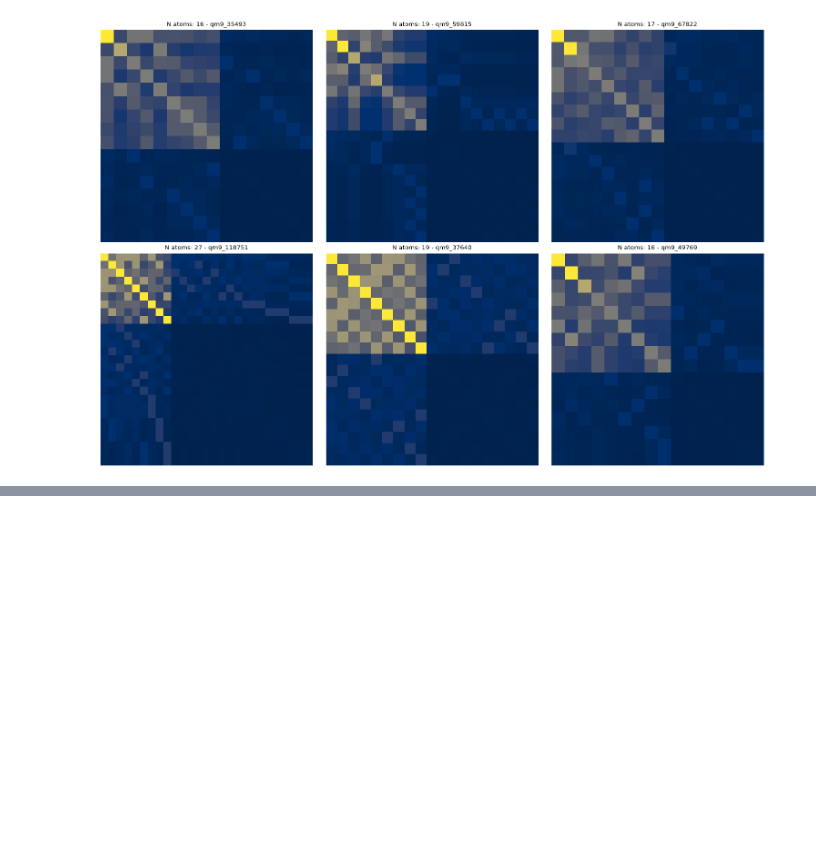
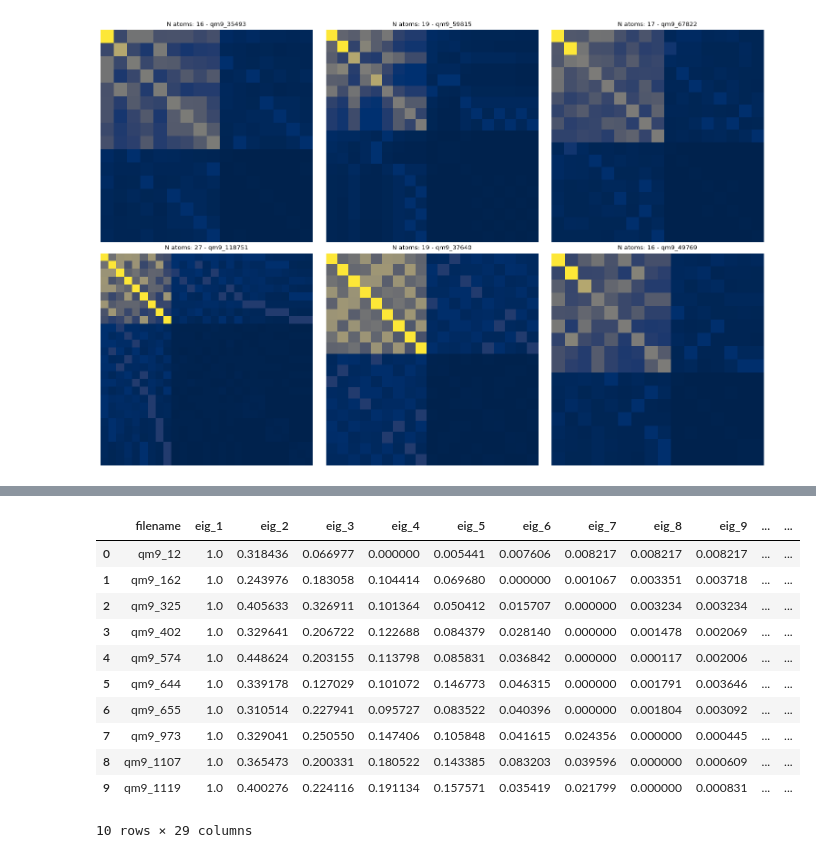
Before and after one commit to petkokp/QM9, a Jupyter notebook: QM9.ipynb, the cells around one changed output, grey strips where cells are left out. Cells and saved outputs as stored; diff of their text form; code cells hidden in the pictures; blank space fills up the shorter version.

Commit message:
calculation and padding of eigenvalues

```diff
--- a/QM9.ipynb
+++ b/QM9.ipynb
@@ -233,0 +236,16 @@ display_random_images(data_path)
+# %%
+resolution = df_sorted["n_atoms"].max()
+print("MAX ATOM NUMBER: ",resolution)
+eig_list = []
+data = {}
+file_list = df_sorted["filename"].to_list()
+for file_path in tqdm(file_list):
+
+    atomic_numbers, coordinates = read_xyz(data_path.joinpath(file_path + ".xyz"))
+    c_mat = calculate_coulomb_matrix(atomic_numbers=atomic_numbers, coordinates=coordinates)
+    c_mat = sort_by_row_norm(c_mat)
+    eig = compute_eigenvalues(matrix=c_mat)
+    eig = eig.reshape(-1, 1)
+    eig = padd_eig(matrix=eig, resolution=resolution)
+    eig = normalize_min_max(matrix=eig)
+    data[file_path] = eig
@@ -233,0 +254,11 @@ display_random_images(data_path)
+# %%
+data_list = []
+for filename, eig_vector in data.items():
+    row = {'filename': filename}
+    for i, value in enumerate(eig_vector):
+        row[f'eig_{i+1}'] = value[0]
+    data_list.append(row)
+
+df_eigenvalue = pd.DataFrame(data_list)
+
+df_eigenvalue.head()
@@ -233,0 +273,19 @@ display_random_images(data_path)
+# %%
+target = "Cv" # can be one of ["A","B","C","mu","alpha","homo","lumo","gap","R2","zpve","U0","U","H","G","Cv"]
+
+df_merged = pd.merge(df_eigenvalue, df_sorted[['filename', target]], on='filename', how='left')
+
+df_merged.head(10)
+# %% [output]
+|  | filename | eig_1 | eig_2 | eig_3 | eig_4 | eig_5 | eig_6 | eig_7 | eig_8 | eig_9 | ... | ... |
+| 0 | qm9_12 | 1.0 | 0.318436 | 0.066977 | 0.000000 | 0.005441 | 0.007606 | 0.008217 | 0.008217 | 0.008217 | ... | ... |
+| 1 | qm9_162 | 1.0 | 0.243976 | 0.183058 | 0.104414 | 0.069680 | 0.000000 | 0.001067 | 0.003351 | 0.003718 | ... | ... |
+| 2 | qm9_325 | 1.0 | 0.405633 | 0.326911 | 0.101364 | 0.050412 | 0.015707 | 0.000000 | 0.003234 | 0.003234 | ... | ... |
+| 3 | qm9_402 | 1.0 | 0.329641 | 0.206722 | 0.122688 | 0.084379 | 0.028140 | 0.000000 | 0.001478 | 0.002069 | ... | ... |
+| 4 | qm9_574 | 1.0 | 0.448624 | 0.203155 | 0.113798 | 0.085831 | 0.036842 | 0.000000 | 0.000117 | 0.002006 | ... | ... |
+| 5 | qm9_644 | 1.0 | 0.339178 | 0.127029 | 0.101072 | 0.146773 | 0.046315 | 0.000000 | 0.001791 | 0.003646 | ... | ... |
+| 6 | qm9_655 | 1.0 | 0.310514 | 0.227941 | 0.095727 | 0.083522 | 0.040396 | 0.000000 | 0.001804 | 0.003092 | ... | ... |
+| 7 | qm9_973 | 1.0 | 0.329041 | 0.250550 | 0.147406 | 0.105848 | 0.041615 | 0.024356 | 0.000000 | 0.000445 | ... | ... |
+| 8 | qm9_1107 | 1.0 | 0.365473 | 0.200331 | 0.180522 | 0.143385 | 0.083203 | 0.039596 | 0.000000 | 0.000609 | ... | ... |
+| 9 | qm9_1119 | 1.0 | 0.400276 | 0.224116 | 0.191134 | 0.157571 | 0.035419 | 0.021799 | 0.000000 | 0.000831 | ... | ... |
+10 rows × 29 columns
```
Also changed, not shown: parts of 3 cells of this notebook.
